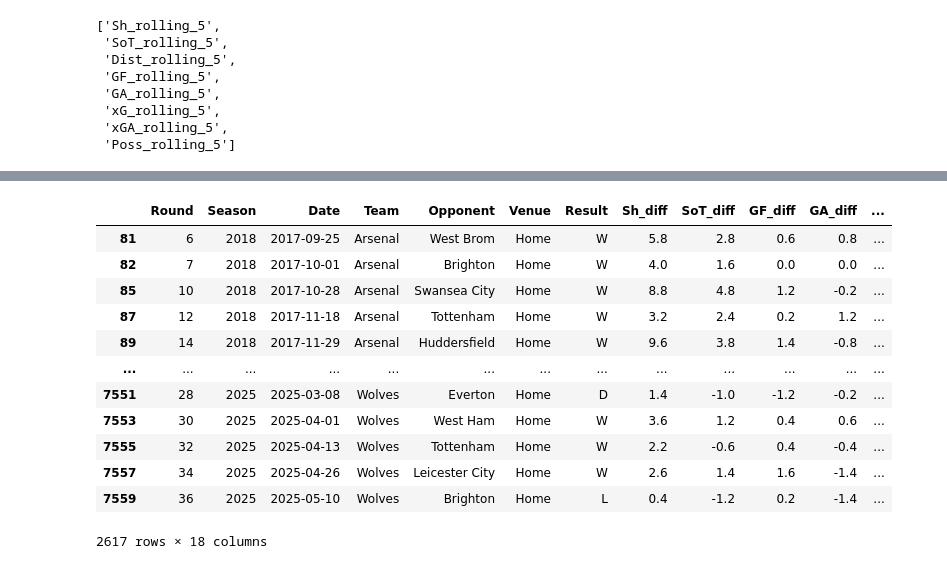
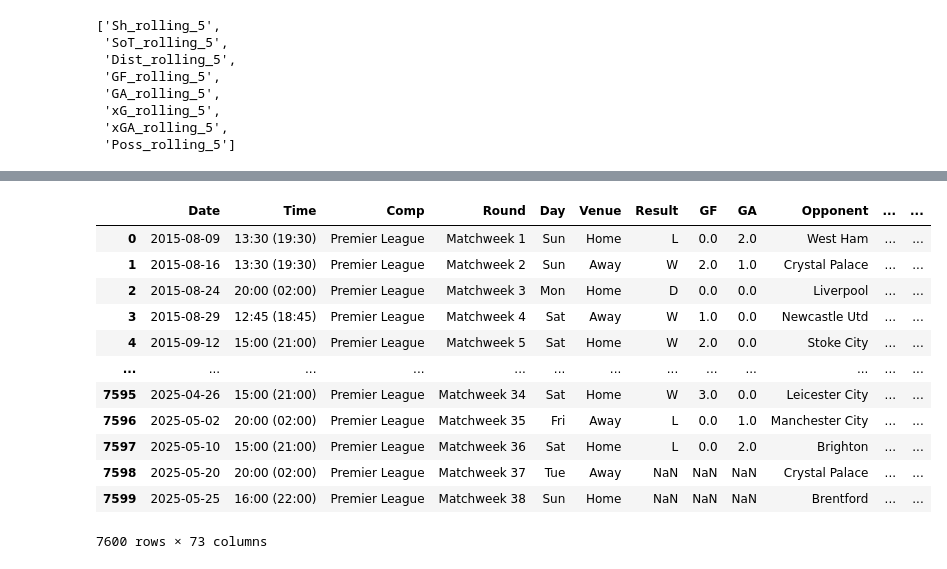
Before and after one commit to thanhbinh911/ML-Project-Football-Prediction, a Jupyter notebook: Training/training.ipynb, the cells around one changed output, grey strips where cells are left out. Drawn from its saved outputs; the diff is of its cells as text; code cells hidden in the pictures.

```diff
--- a/Training/training.ipynb
+++ b/Training/training.ipynb
@@ -739,18 +737,2 @@ weighted avg       0.65      0.65      0.64       524
 # %%
 matchesB["Round"] = matchesB["Round"].str.extract(r"(\d+)").astype(int)
-# %%
-matchesB
-# %% [output]
-|  | Round | Season | Date | Team | Opponent | Venue | Result | Sh_diff | SoT_diff | GF_diff | GA_diff | ... |
-| 81 | 6 | 2018 | 2017-09-25 | Arsenal | West Brom | Home | W | 5.8 | 2.8 | 0.6 | 0.8 | ... |
-| 82 | 7 | 2018 | 2017-10-01 | Arsenal | Brighton | Home | W | 4.0 | 1.6 | 0.0 | 0.0 | ... |
-| 85 | 10 | 2018 | 2017-10-28 | Arsenal | Swansea City | Home | W | 8.8 | 4.8 | 1.2 | -0.2 | ... |
-| 87 | 12 | 2018 | 2017-11-18 | Arsenal | Tottenham | Home | W | 3.2 | 2.4 | 0.2 | 1.2 | ... |
-| 89 | 14 | 2018 | 2017-11-29 | Arsenal | Huddersfield | Home | W | 9.6 | 3.8 | 1.4 | -0.8 | ... |
-| ... | ... | ... | ... | ... | ... | ... | ... | ... | ... | ... | ... | ... |
-| 7551 | 28 | 2025 | 2025-03-08 | Wolves | Everton | Home | D | 1.4 | -1.0 | -1.2 | -0.2 | ... |
-| 7553 | 30 | 2025 | 2025-04-01 | Wolves | West Ham | Home | W | 3.6 | 1.2 | 0.4 | 0.6 | ... |
-| 7555 | 32 | 2025 | 2025-04-13 | Wolves | Tottenham | Home | W | 2.2 | -0.6 | 0.4 | -0.4 | ... |
-| 7557 | 34 | 2025 | 2025-04-26 | Wolves | Leicester City | Home | W | 2.6 | 1.4 | 1.6 | -1.4 | ... |
-| 7559 | 36 | 2025 | 2025-05-10 | Wolves | Brighton | Home | L | 0.4 | -1.2 | 0.2 | -1.4 | ... |
-2617 rows × 18 columns
@@ -756,0 +742,16 @@ matchesB
+# %%
+matches
+# %% [output]
+|  | Date | Time | Comp | Round | Day | Venue | Result | GF | GA | Opponent | ... | ... |
+| 0 | 2015-08-09 | 13:30 (19:30) | Premier League | Matchweek 1 | Sun | Home | L | 0.0 | 2.0 | West Ham | ... | ... |
+| 1 | 2015-08-16 | 13:30 (19:30) | Premier League | Matchweek 2 | Sun | Away | W | 2.0 | 1.0 | Crystal Palace | ... | ... |
+| 2 | 2015-08-24 | 20:00 (02:00) | Premier League | Matchweek 3 | Mon | Home | D | 0.0 | 0.0 | Liverpool | ... | ... |
+| 3 | 2015-08-29 | 12:45 (18:45) | Premier League | Matchweek 4 | Sat | Away | W | 1.0 | 0.0 | Newcastle Utd | ... | ... |
+| 4 | 2015-09-12 | 15:00 (21:00) | Premier League | Matchweek 5 | Sat | Home | W | 2.0 | 0.0 | Stoke City | ... | ... |
+| ... | ... | ... | ... | ... | ... | ... | ... | ... | ... | ... | ... | ... |
+| 7595 | 2025-04-26 | 15:00 (21:00) | Premier League | Matchweek 34 | Sat | Home | W | 3.0 | 0.0 | Leicester City | ... | ... |
+| 7596 | 2025-05-02 | 20:00 (02:00) | Premier League | Matchweek 35 | Fri | Away | L | 0.0 | 1.0 | Manchester City | ... | ... |
+| 7597 | 2025-05-10 | 15:00 (21:00) | Premier League | Matchweek 36 | Sat | Home | L | 0.0 | 2.0 | Brighton | ... | ... |
+| 7598 | 2025-05-20 | 20:00 (02:00) | Premier League | Matchweek 37 | Tue | Away | NaN | NaN | NaN | Crystal Palace | ... | ... |
+| 7599 | 2025-05-25 | 16:00 (22:00) | Premier League | Matchweek 38 | Sun | Home | NaN | NaN | NaN | Brentford | ... | ... |
+7600 rows × 73 columns
```
Also changed, not shown: parts of 11 cells of this notebook, 6 other files.
